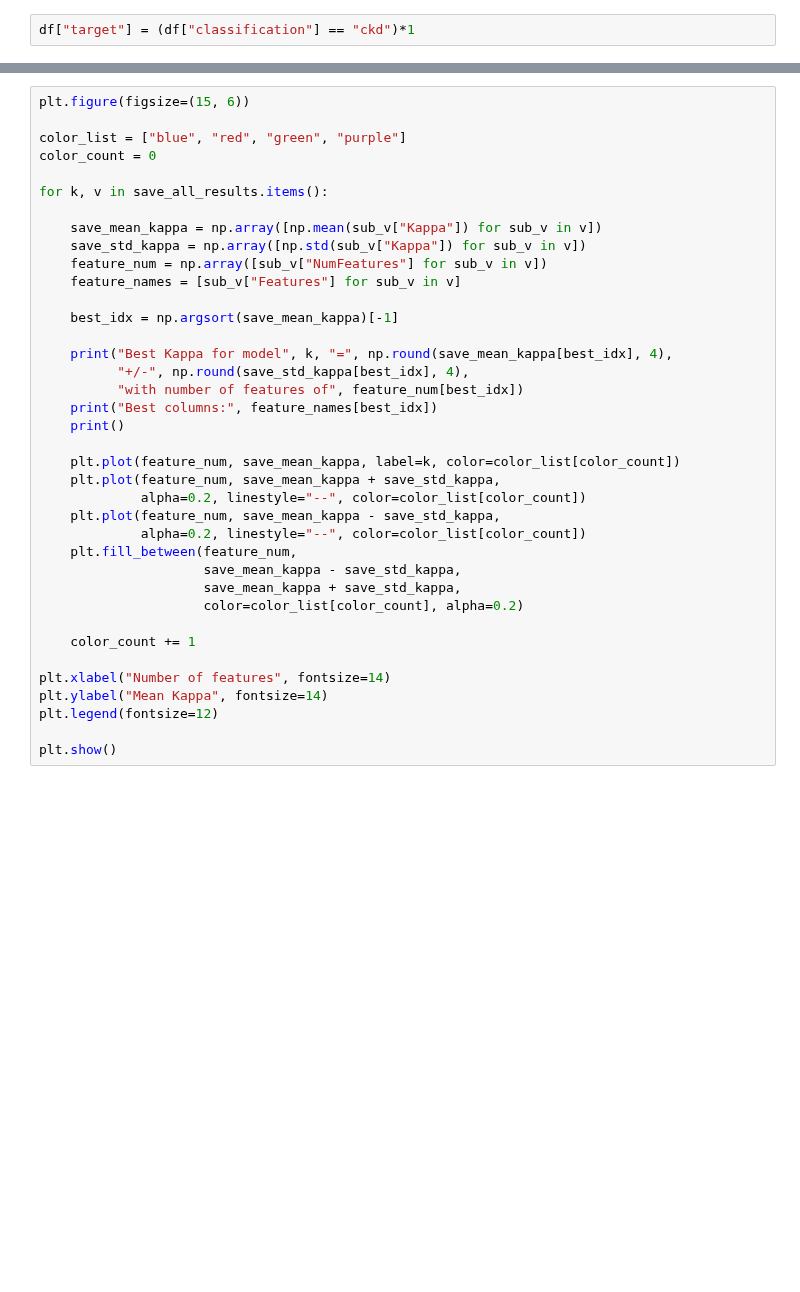
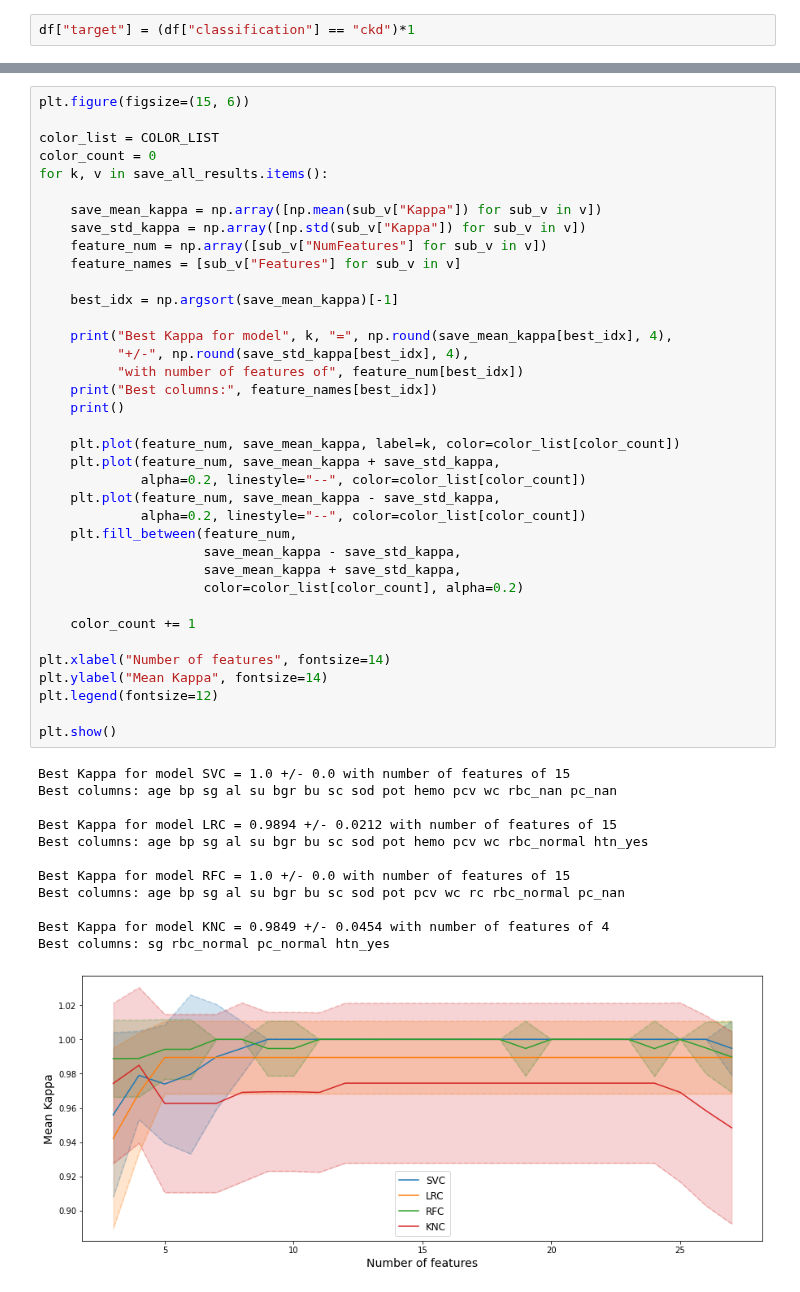
Before and after one commit to JoseLlanes/Kidney-disease-prediction, a Jupyter notebook: StudyBestModel.ipynb, the cells around one changed output, grey strips where cells are left out. Saved outputs shown, nothing was run; the diff lists cells and outputs as text; blank space fills up the shorter version.

```diff
--- a/StudyBestModel.ipynb
+++ b/StudyBestModel.ipynb
@@ -234,38 +245,50 @@ plt.show()
 # %%
 plt.figure(figsize=(15, 6))
 
-color_list = ["blue", "red", "green", "purple"]
+color_list = COLOR_LIST
 color_count = 0
-
 for k, v in save_all_results.items():
 
     save_mean_kappa = np.array([np.mean(sub_v["Kappa"]) for sub_v in v])
     save_std_kappa = np.array([np.std(sub_v["Kappa"]) for sub_v in v])
     feature_num = np.array([sub_v["NumFeatures"] for sub_v in v])
     feature_names = [sub_v["Features"] for sub_v in v]
 
     best_idx = np.argsort(save_mean_kappa)[-1]
 
     print("Best Kappa for model", k, "=", np.round(save_mean_kappa[best_idx], 4),
           "+/-", np.round(save_std_kappa[best_idx], 4),
           "with number of features of", feature_num[best_idx])
     print("Best columns:", feature_names[best_idx])
     print()
 
     plt.plot(feature_num, save_mean_kappa, label=k, color=color_list[color_count])
     plt.plot(feature_num, save_mean_kappa + save_std_kappa,
              alpha=0.2, linestyle="--", color=color_list[color_count])
     plt.plot(feature_num, save_mean_kappa - save_std_kappa,
              alpha=0.2, linestyle="--", color=color_list[color_count])
     plt.fill_between(feature_num,
                      save_mean_kappa - save_std_kappa,
                      save_mean_kappa + save_std_kappa,
                      color=color_list[color_count], alpha=0.2)
 
     color_count += 1
 
 plt.xlabel("Number of features", fontsize=14)
 plt.ylabel("Mean Kappa", fontsize=14)
 plt.legend(fontsize=12)
 
 plt.show()
+# %% [output]
+Best Kappa for model SVC = 1.0 +/- 0.0 with number of features of 15
+Best columns: age bp sg al su bgr bu sc sod pot hemo pcv wc rbc_nan pc_nan
+
+Best Kappa for model LRC = 0.9894 +/- 0.0212 with number of features of 15
+Best columns: age bp sg al su bgr bu sc sod pot hemo pcv wc rbc_normal htn_yes
+
+Best Kappa for model RFC = 1.0 +/- 0.0 with number of features of 15
+Best columns: age bp sg al su bgr bu sc sod pot pcv wc rc rbc_normal pc_nan
+
+Best Kappa for model KNC = 0.9849 +/- 0.0454 with number of features of 4
+Best columns: sg rbc_normal pc_normal htn_yes
+[figure, added]
```
Also changed, not shown: parts of 6 cells of this notebook.
